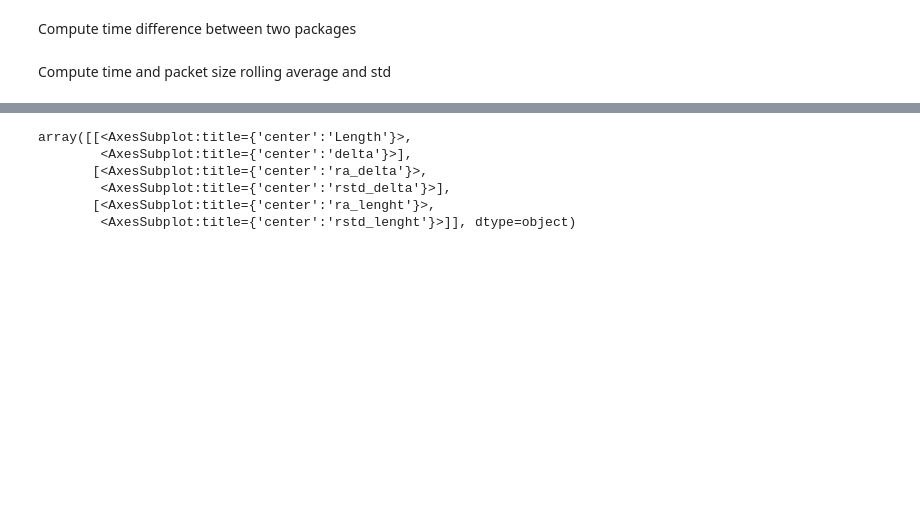
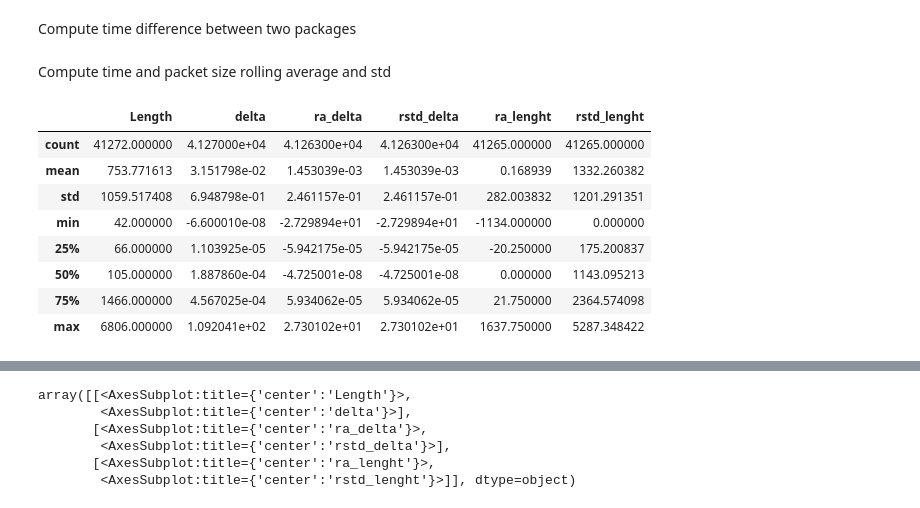
Before and after one commit to dulalbert/CRYPTO, a Jupyter notebook: notebook.ipynb, the cells around one changed output, grey strips where cells are left out. Saved outputs shown, nothing was run; the diff lists cells and outputs as text; code cells hidden in the pictures; blank space fills up the shorter version.

```diff
--- a/notebook.ipynb
+++ b/notebook.ipynb
@@ -106,3 +106,15 @@ df_ML.drop(['Time', 'Source', 'No.', 'Destination', 'Protocol', 'Info'], axis =
+# %%
+df_ML.describe()
+# %% [output]
+|  | Length | delta | ra_delta | rstd_delta | ra_lenght | rstd_lenght |
+| count | 41272.000000 | 4.127000e+04 | 4.126300e+04 | 4.126300e+04 | 41265.000000 | 41265.000000 |
+| mean | 753.771613 | 3.151798e-02 | 1.453039e-03 | 1.453039e-03 | 0.168939 | 1332.260382 |
+| std | 1059.517408 | 6.948798e-01 | 2.461157e-01 | 2.461157e-01 | 282.003832 | 1201.291351 |
+| min | 42.000000 | -6.600010e-08 | -2.729894e+01 | -2.729894e+01 | -1134.000000 | 0.000000 |
+| 25% | 66.000000 | 1.103925e-05 | -5.942175e-05 | -5.942175e-05 | -20.250000 | 175.200837 |
+| 50% | 105.000000 | 1.887860e-04 | -4.725001e-08 | -4.725001e-08 | 0.000000 | 1143.095213 |
+| 75% | 1466.000000 | 4.567025e-04 | 5.934062e-05 | 5.934062e-05 | 21.750000 | 2364.574098 |
+| max | 6806.000000 | 1.092041e+02 | 2.730102e+01 | 2.730102e+01 | 1637.750000 | 5287.348422 |
 # %%
 df_ML.describe()
 df_ML.dropna(inplace = True)
```
Also changed, not shown: parts of 7 cells of this notebook.
